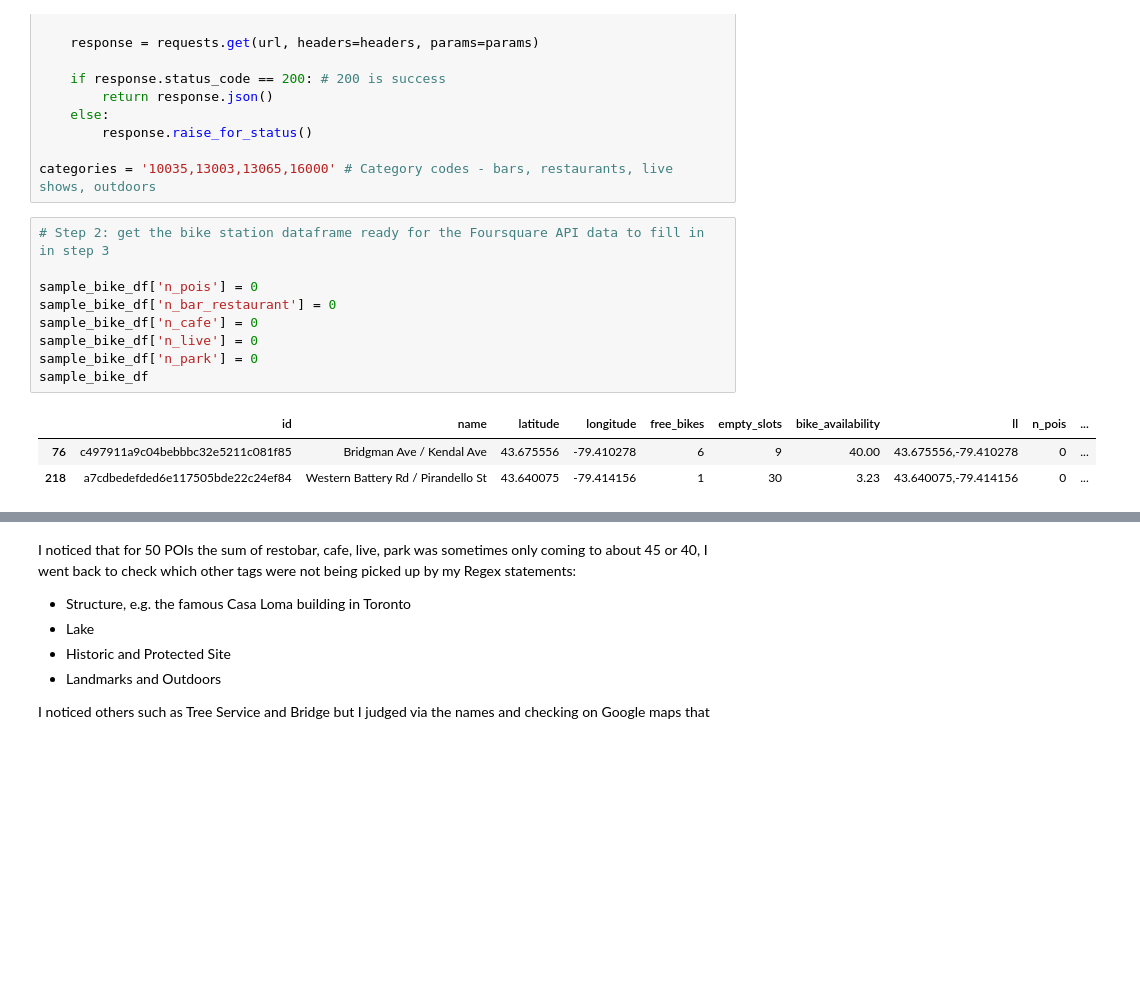
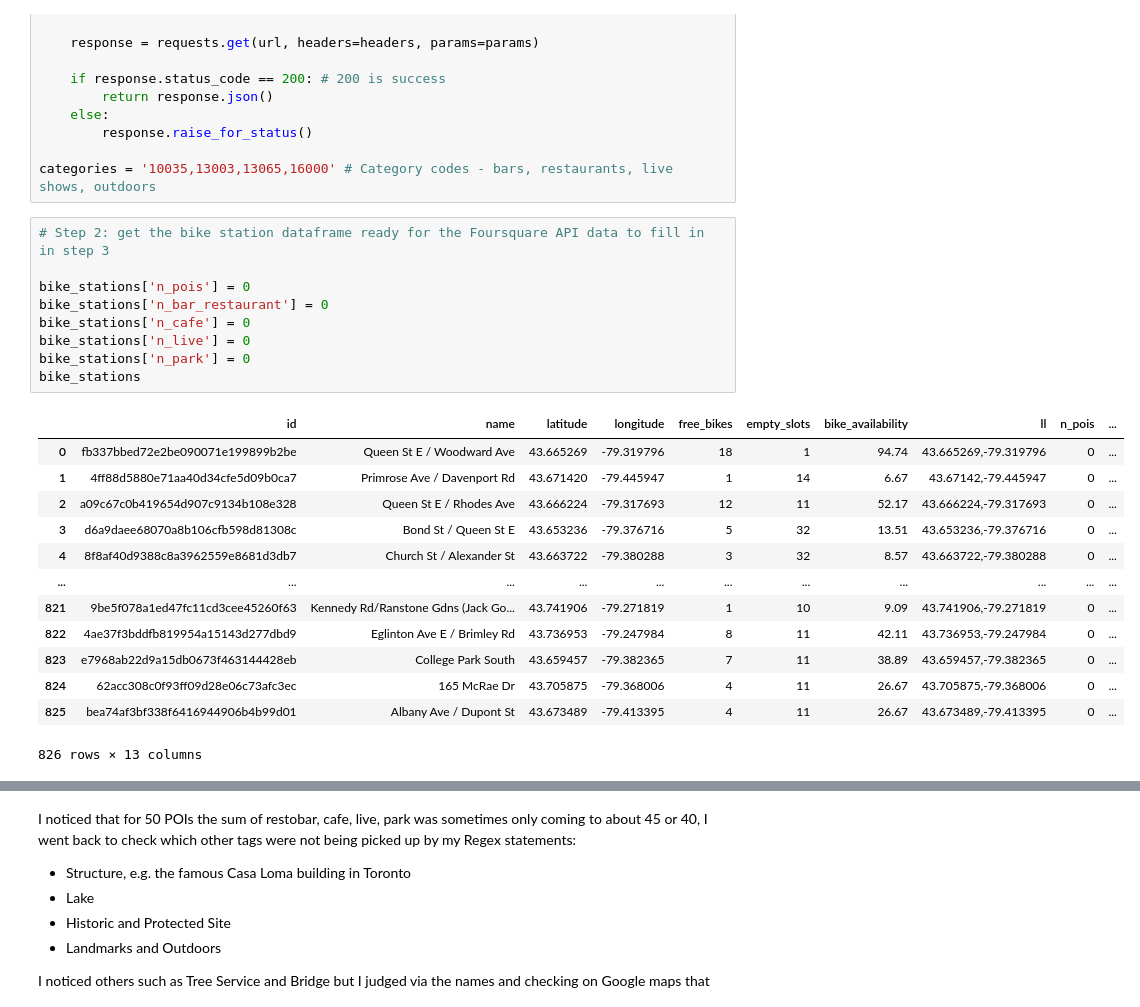
Before and after one commit to tjjdoherty/python-statistical-modelling, a Jupyter notebook: notebooks/joining_data.ipynb, the cells around one changed output, grey strips where cells are left out. Drawn from its saved outputs; the diff is of its cells as text; blank space fills up the shorter version.

Commit message:
Obtained model training data  and full venue df for SQL table

```diff
--- a/notebooks/joining_data.ipynb
+++ b/notebooks/joining_data.ipynb
@@ -101,16 +97,26 @@ categories = '10035,13003,13065,16000' # Category codes - bars, restaurants, liv
 # %%
 # Step 2: get the bike station dataframe ready for the Foursquare API data to fill in in step 3
 
-sample_bike_df['n_pois'] = 0
-sample_bike_df['n_bar_restaurant'] = 0
-sample_bike_df['n_cafe'] = 0
-sample_bike_df['n_live'] = 0
-sample_bike_df['n_park'] = 0
-sample_bike_df
+bike_stations['n_pois'] = 0
+bike_stations['n_bar_restaurant'] = 0
+bike_stations['n_cafe'] = 0
+bike_stations['n_live'] = 0
+bike_stations['n_park'] = 0
+bike_stations
 # %% [output]
 |  | id | name | latitude | longitude | free_bikes | empty_slots | bike_availability | ll | n_pois | ... |
-| 76 | c497911a9c04bebbbc32e5211c081f85 | Bridgman Ave / Kendal Ave | 43.675556 | -79.410278 | 6 | 9 | 40.00 | 43.675556,-79.410278 | 0 | ... |
-| 218 | a7cdbedefded6e117505bde22c24ef84 | Western Battery Rd / Pirandello St | 43.640075 | -79.414156 | 1 | 30 | 3.23 | 43.640075,-79.414156 | 0 | ... |
+| 0 | fb337bbed72e2be090071e199899b2be | Queen St E / Woodward Ave | 43.665269 | -79.319796 | 18 | 1 | 94.74 | 43.665269,-79.319796 | 0 | ... |
+| 1 | 4ff88d5880e71aa40d34cfe5d09b0ca7 | Primrose Ave / Davenport Rd | 43.671420 | -79.445947 | 1 | 14 | 6.67 | 43.67142,-79.445947 | 0 | ... |
+| 2 | a09c67c0b419654d907c9134b108e328 | Queen St E / Rhodes Ave | 43.666224 | -79.317693 | 12 | 11 | 52.17 | 43.666224,-79.317693 | 0 | ... |
+| 3 | d6a9daee68070a8b106cfb598d81308c | Bond St / Queen St E | 43.653236 | -79.376716 | 5 | 32 | 13.51 | 43.653236,-79.376716 | 0 | ... |
+| 4 | 8f8af40d9388c8a3962559e8681d3db7 | Church St / Alexander St | 43.663722 | -79.380288 | 3 | 32 | 8.57 | 43.663722,-79.380288 | 0 | ... |
+| ... | ... | ... | ... | ... | ... | ... | ... | ... | ... | ... |
+| 821 | 9be5f078a1ed47fc11cd3cee45260f63 | Kennedy Rd/Ranstone Gdns (Jack Go... | 43.741906 | -79.271819 | 1 | 10 | 9.09 | 43.741906,-79.271819 | 0 | ... |
+| 822 | 4ae37f3bddfb819954a15143d277dbd9 | Eglinton Ave E / Brimley Rd | 43.736953 | -79.247984 | 8 | 11 | 42.11 | 43.736953,-79.247984 | 0 | ... |
+| 823 | e7968ab22d9a15db0673f463144428eb | College Park South | 43.659457 | -79.382365 | 7 | 11 | 38.89 | 43.659457,-79.382365 | 0 | ... |
+| 824 | 62acc308c0f93ff09d28e06c73afc3ec | 165 McRae Dr | 43.705875 | -79.368006 | 4 | 11 | 26.67 | 43.705875,-79.368006 | 0 | ... |
+| 825 | bea74af3bf338f6416944906b4b99d01 | Albany Ave / Dupont St | 43.673489 | -79.413395 | 4 | 11 | 26.67 | 43.673489,-79.413395 | 0 | ... |
+826 rows × 13 columns
 # %%
 # Step 3:
 
```
Also changed, not shown: parts of 13 cells of this notebook, 2 other files.
